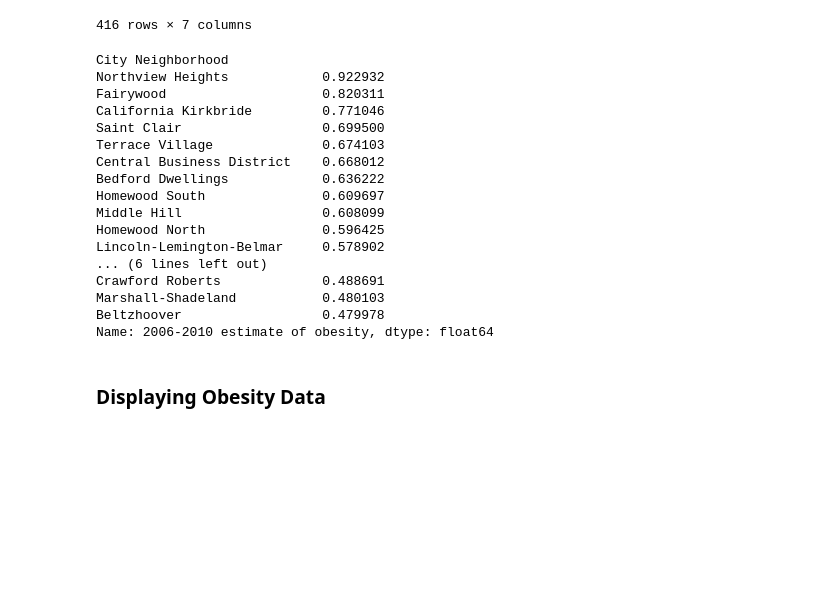
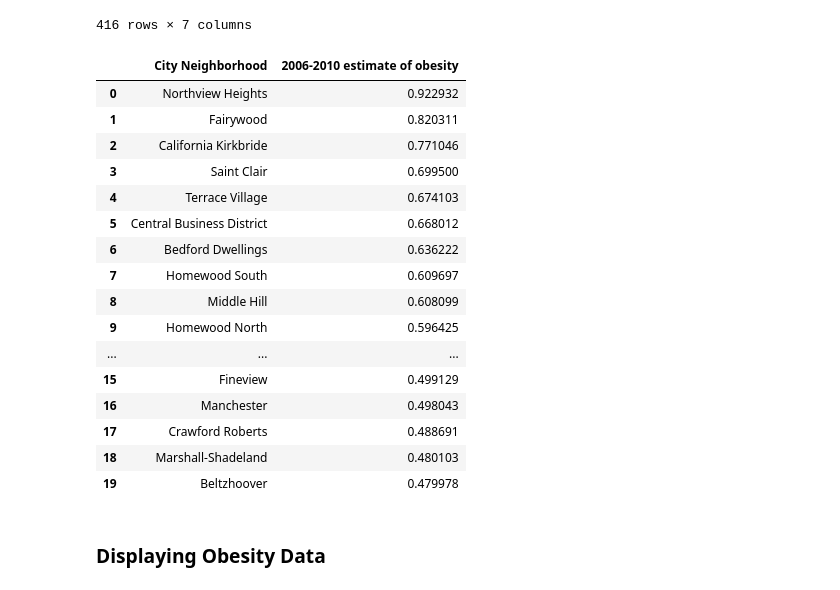
Before and after one commit to etmrmia/CMPINF-0010-Final-Project, a Jupyter notebook: Obesity_Data.ipynb, the cells around one changed output. Saved outputs shown, nothing was run; the diff lists cells and outputs as text; code cells hidden in the pictures; blank space fills up the shorter version.

Commit message:
final obesity data edits

```diff
--- a/Obesity_Data.ipynb
+++ b/Obesity_Data.ipynb
@@ -33,28 +33,29 @@ obesity_data_pandas
 | Pennsylvania | 42003982200 | 50700 | 562000 & 982200 | PITTSBURGH | Pittsburgh | North Oakland | ... |
 416 rows × 7 columns
 # %%
-# filter obesity rates by neighborhood, find the average of repeated neighborhoods,
-# and sort from highest obesity rate to lowest obesity rate
+# filter obesity rates by neighborhood and find the average of repeated neighborhoods,
 obesity_rates_by_neighborhood = obesity_data_pandas.groupby('City Neighborhood').mean()['2006-2010 estimate of obesity']
-obesity_rates_by_neighborhood.sort_values(ascending=False).head(20)
+
+# sort obesity rates from highest to lowest rate and display
+obesity_rates_by_neighborhood.sort_values(ascending=False).reset_index().head(20)
 # %% [output]
-City Neighborhood
-Northview Heights            0.922932
-Fairywood                    0.820311
-California Kirkbride         0.771046
-Saint Clair                  0.699500
-Terrace Village              0.674103
-Central Business District    0.668012
-Bedford Dwellings            0.636222
-Homewood South               0.609697
-Middle Hill                  0.608099
-Homewood North               0.596425
-Lincoln-Lemington-Belmar     0.578902
-... (6 lines left out)
-Crawford Roberts             0.488691
-Marshall-Shadeland           0.480103
-Beltzhoover                  0.479978
-Name: 2006-2010 estimate of obesity, dtype: float64
+|  | City Neighborhood | 2006-2010 estimate of obesity |
+| 0 | Northview Heights | 0.922932 |
+| 1 | Fairywood | 0.820311 |
+| 2 | California Kirkbride | 0.771046 |
+| 3 | Saint Clair | 0.699500 |
+| 4 | Terrace Village | 0.674103 |
+| 5 | Central Business District | 0.668012 |
+| 6 | Bedford Dwellings | 0.636222 |
+| 7 | Homewood South | 0.609697 |
+| 8 | Middle Hill | 0.608099 |
+| 9 | Homewood North | 0.596425 |
+| ... | ... | ... |
+| 15 | Fineview | 0.499129 |
+| 16 | Manchester | 0.498043 |
+| 17 | Crawford Roberts | 0.488691 |
+| 18 | Marshall-Shadeland | 0.480103 |
+| 19 | Beltzhoover | 0.479978 |
 # %% [markdown]
 <h3>Displaying Obesity Data</h3>
 # %% [markdown]
```
